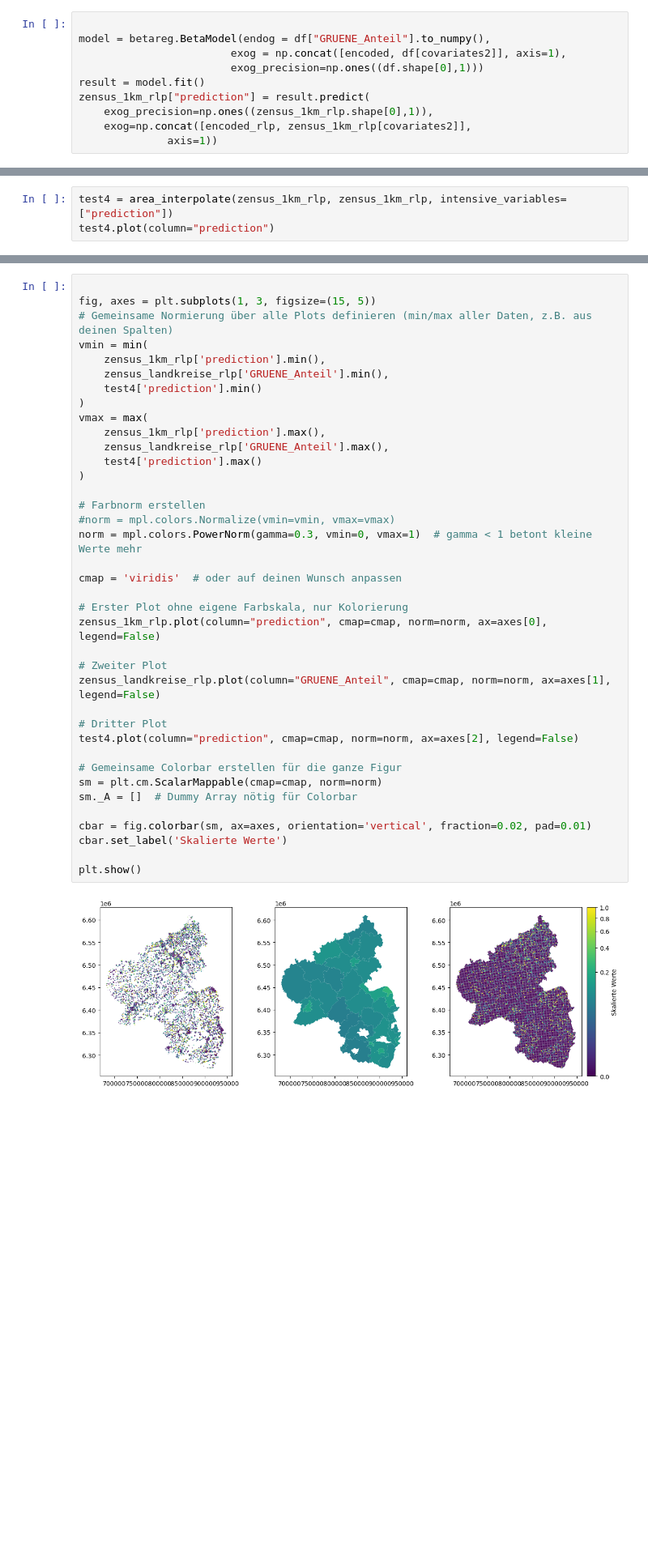
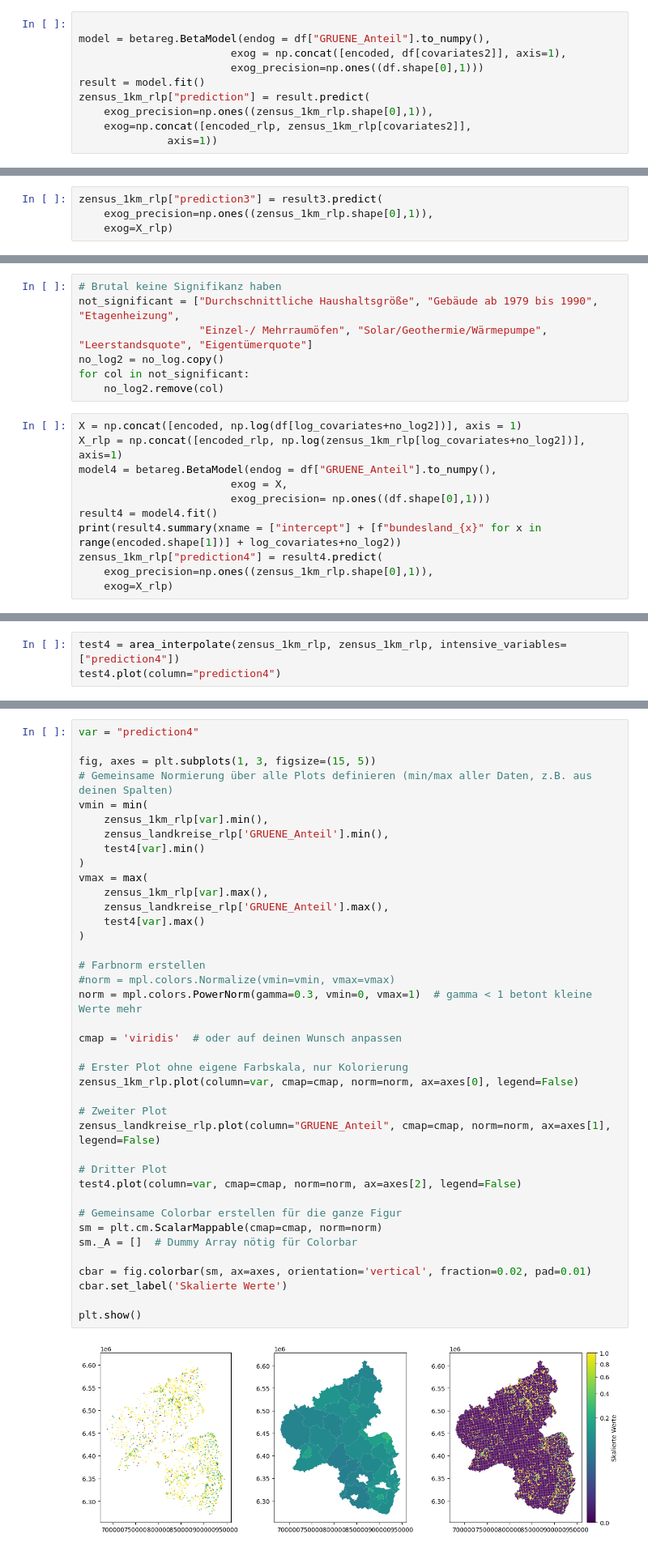
Before and after one commit to s4padoer/kleinraeumige_analyse_gruene_btw25_rlp, a Jupyter notebook: analyse_anteile.ipynb, the cells around one changed output, grey strips where cells are left out. Shown at 81% size. Drawn from its saved outputs; the diff is of its cells as text; blank space fills up the shorter version.

Commit message:
Modell verbessert und Anzeige von eingefärbten Straßen

```diff
--- a/analyse_anteile.ipynb
+++ b/analyse_anteile.ipynb
@@ -186,2 +342,6 @@ zensus_1km_rlp["prediction"] = result.predict(
+# %%
+zensus_1km_rlp["prediction3"] = result3.predict(
+    exog_precision=np.ones((zensus_1km_rlp.shape[0],1)),
+    exog=X_rlp)
 # %%
 zensus_1km_rlp.plot("prediction")
@@ -190,0 +383,18 @@ zensus_1km_rlp.plot("prediction")
+# %%
+# Brutal keine Signifikanz haben
+not_significant = ["Durchschnittliche Haushaltsgröße", "Gebäude ab 1979 bis 1990", "Etagenheizung",
+                   "Einzel-/ Mehrraumöfen", "Solar/Geothermie/Wärmepumpe", "Leerstandsquote", "Eigentümerquote"]
+no_log2 = no_log.copy()
+for col in not_significant:
+    no_log2.remove(col)
+# %%
+X = np.concat([encoded, np.log(df[log_covariates+no_log2])], axis = 1)
+X_rlp = np.concat([encoded_rlp, np.log(zensus_1km_rlp[log_covariates+no_log2])], axis=1)
+model4 = betareg.BetaModel(endog = df["GRUENE_Anteil"].to_numpy(),
+                        exog = X,
+                        exog_precision= np.ones((df.shape[0],1)))
+result4 = model4.fit()
+print(result4.summary(xname = ["intercept"] + [f"bundesland_{x}" for x in range(encoded.shape[1])] + log_covariates+no_log2))
+zensus_1km_rlp["prediction4"] = result4.predict(
+    exog_precision=np.ones((zensus_1km_rlp.shape[0],1)),
+    exog=X_rlp)
@@ -191,5 +436,5 @@ zensus_1km_rlp.plot("prediction")
 # %%
-test4 = area_interpolate(zensus_1km_rlp, zensus_1km_rlp, intensive_variables=["prediction"])
-test4.plot(column="prediction")
+test4 = area_interpolate(zensus_1km_rlp, zensus_1km_rlp, intensive_variables=["prediction4"])
+test4.plot(column="prediction4")
 # %% [output]
 <Axes: >
@@ -235,40 +478,41 @@ m.save("karte_1km_grid_rlp.html")
 # %%
+var = "prediction4"
 
 fig, axes = plt.subplots(1, 3, figsize=(15, 5))
 # Gemeinsame Normierung über alle Plots definieren (min/max aller Daten, z.B. aus deinen Spalten)
 vmin = min(
-    zensus_1km_rlp['prediction'].min(),
+    zensus_1km_rlp[var].min(),
     zensus_landkreise_rlp['GRUENE_Anteil'].min(),
-    test4['prediction'].min()
+    test4[var].min()
 )
 vmax = max(
-    zensus_1km_rlp['prediction'].max(),
+    zensus_1km_rlp[var].max(),
     zensus_landkreise_rlp['GRUENE_Anteil'].max(),
-    test4['prediction'].max()
+    test4[var].max()
 )
 
 # Farbnorm erstellen
 #norm = mpl.colors.Normalize(vmin=vmin, vmax=vmax)
 norm = mpl.colors.PowerNorm(gamma=0.3, vmin=0, vmax=1)  # gamma < 1 betont kleine Werte mehr
 
 cmap = 'viridis'  # oder auf deinen Wunsch anpassen
 
 # Erster Plot ohne eigene Farbskala, nur Kolorierung
-zensus_1km_rlp.plot(column="prediction", cmap=cmap, norm=norm, ax=axes[0], legend=False)
+zensus_1km_rlp.plot(column=var, cmap=cmap, norm=norm, ax=axes[0], legend=False)
 
 # Zweiter Plot
 zensus_landkreise_rlp.plot(column="GRUENE_Anteil", cmap=cmap, norm=norm, ax=axes[1], legend=False)
 
 # Dritter Plot
-test4.plot(column="prediction", cmap=cmap, norm=norm, ax=axes[2], legend=False)
+test4.plot(column=var, cmap=cmap, norm=norm, ax=axes[2], legend=False)
 
 # Gemeinsame Colorbar erstellen für die ganze Figur
 sm = plt.cm.ScalarMappable(cmap=cmap, norm=norm)
 sm._A = []  # Dummy Array nötig für Colorbar
 
 cbar = fig.colorbar(sm, ax=axes, orientation='vertical', fraction=0.02, pad=0.01)
 cbar.set_label('Skalierte Werte')
 
 plt.show()
 # %% [output]
-[figure, old version]
+[figure, new version]
```
Also changed, not shown: parts of 21 cells of this notebook, 3 other files.
